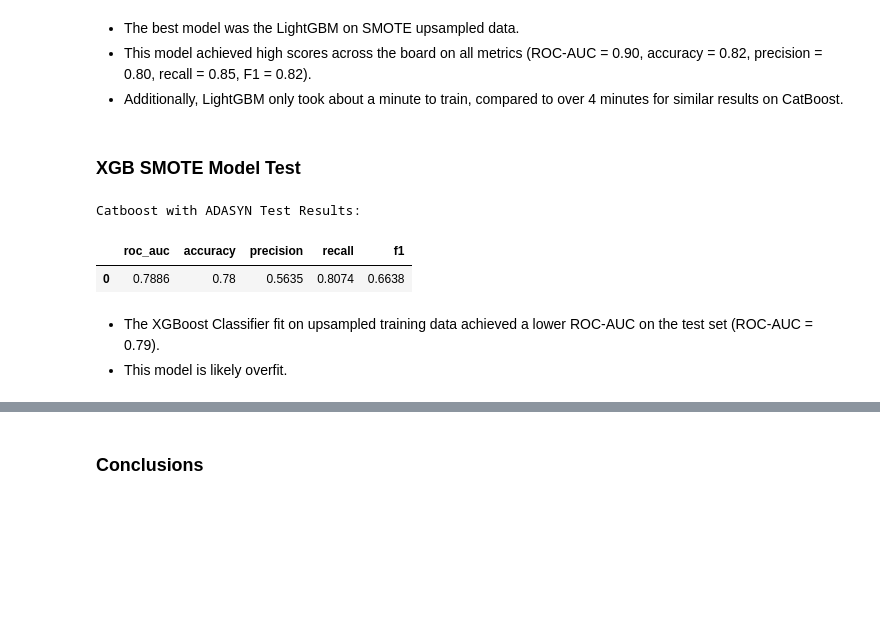
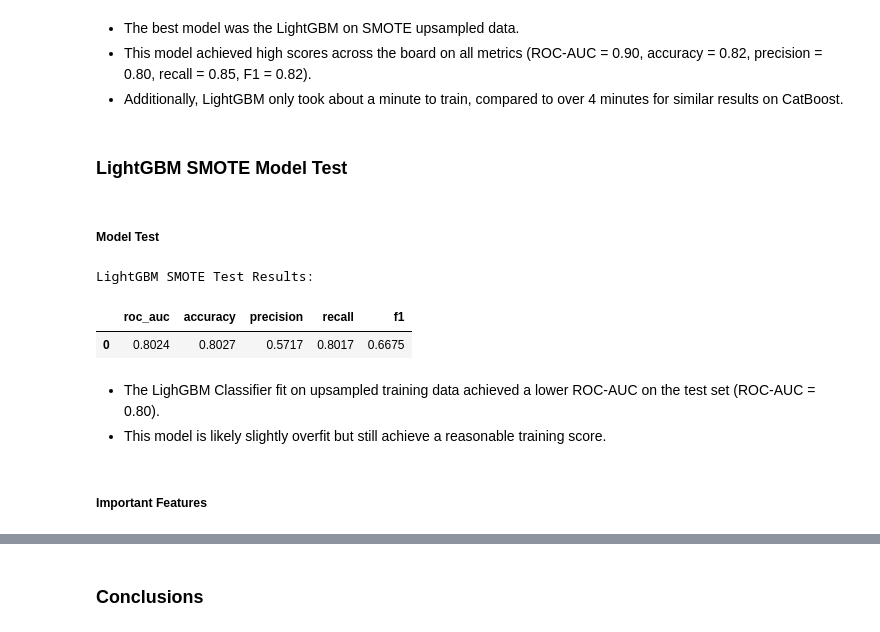
Before and after one commit to kellyshreeve/final-project, a Jupyter notebook: project-code.ipynb, the cells around one changed output, grey strips where cells are left out. Cells and saved outputs as stored; diff of their text form; code cells hidden in the pictures; blank space fills up the shorter version.

Commit message:
Final Models

```diff
--- a/project-code.ipynb
+++ b/project-code.ipynb
@@ -1072,16 +1106,13 @@ Target Test Shape: (1409,)
 ### Define Preprocessor, Class Balancing, and Scorers
 # %%
 # OHE columns with >2 categories
-ohe_columns = ['type', 'payment_method', 'internet_service',
-               'online_security', 'online_backup', 'device_protection',
-               'tech_support', 'streaming_tv', 'streaming_movies',
-               'multiple_lines']
+ohe_columns = ['type', 'payment_method', 'internet_service', 'multiple_lines']
 
 # Define preprocessor for pipelines
 preprocessor = ColumnTransformer(
     transformers=[
         ('ohe', OneHotEncoder(drop='first'), ohe_columns),
-        ('scaler', MinMaxScaler(),  ['monthly_charges', 'begin_year'])],
+        ('scaler', MinMaxScaler(),  ['monthly_charges', 'begin_year', 'total_charges'])],
     remainder='passthrough'
 )
 
@@ -1288,10 +1319,7 @@ Results of Logistic Regression Classification:
 # %% [markdown]
 ##### Ordinal Encode Features with >2 Categories
 # %%
-multi_cat_columns = ['type', 'payment_method', 'internet_service',
-                     'online_security', 'online_backup', 'device_protection',
-                     'tech_support', 'streaming_tv', 'streaming_movies',
-                     'multiple_lines']
+multi_cat_columns = ['type', 'payment_method', 'internet_service', 'multiple_lines']
 
 ordinal_enc = OrdinalEncoder()
 
@@ -1543,19 +1571,20 @@ CatBoost Results Summary:
 # %%
 start = time.time()
 
-lgbm = LGBMClassifier(n_estimators=700,
+lgbm = LGBMClassifier(n_estimators=500,
                       random_state=123,
-                      verbose=-1)
+                      verbose=-1,
+                      n_jobs=-1)
 
 pipe = Pipeline([('preprocess', preprocessor), ('lgbm', lgbm)])
 
 grid = {
     'lgbm__learning_rate': [0.005, 0.01, .05, 0.1, 0.3],
-    'lgbm__max_depth': [3, 5, 7],
+    'lgbm__max_depth': [1, 2, 3, 4]
 }
 
 lgbm_gscv = GridSearchCV(pipe, param_grid=grid, scoring=scorers, refit='roc_auc',
-                         cv=3)
+                         cv=5)
 lgbm_gscv.fit(feat_train, targ_train)
 
 end = time.time()
@@ -1592,7 +1621,7 @@ pipe = Pipeline([('preprocess', preprocessor), ('smote', smote), ('lgbm', lgbm)]
 grid = {
     'smote__k_neighbors': [1, 2, 3, 5],
     'lgbm__learning_rate': [0.005, 0.01, 0.1, 0.3],
-    'lgbm__max_depth': [3, 5, 7]
+    'lgbm__max_depth': [1, 2, 3, 5]
 }
 
 lgbm_smt_gscv = GridSearchCV(pipe, param_grid=grid, scoring=scorers, refit='roc_auc',
@@ -1995,7 +2024,9 @@ All Classification Model Training Results Summary:
 * This model achieved high scores across the board on all metrics (ROC-AUC = 0.90, accuracy = 0.82, precision = 0.80, recall = 0.85, F1 = 0.82).
 * Additionally, LightGBM only took about a minute to train, compared to over 4 minutes for similar results on CatBoost.
 # %% [markdown]
-### **XGB SMOTE Model Test**
+### **LightGBM SMOTE Model Test**
+# %% [markdown]
+##### Model Test
 # %%
 # Ordinal encode test features
 feat_test[multi_cat_columns] = ordinal_enc.transform(feat_test[multi_cat_columns])
@@ -2003,32 +2034,34 @@ feat_test[multi_cat_columns] = ordinal_enc.transform(feat_test[multi_cat_columns
 feat_test[multi_cat_columns] = feat_test[multi_cat_columns].astype('int')
 # %%
 # Predict Test Set
-pred_test = xgb_smt_gscv.predict(feat_test)
-pred_prob = xgb_smt_gscv.predict_proba(feat_test)[:, 1]
+pred_test = lgbm_smt_gscv.predict(feat_test)
+pred_prob = lgbm_smt_gscv.predict_proba(feat_test)[:, 1]
 
 # Score
 roc_auc = roc_auc_score(targ_test, pred_test)
 accuracy = accuracy_score(targ_test, pred_test)
 precision = precision_score(targ_test, pred_test)
 recall = recall_score(targ_test, pred_test)
 f1 = f1_score(targ_test, pred_test)
 
 # Display Results
 test_results = pd.DataFrame(data={'roc_auc':[roc_auc],
                                   'accuracy':[accuracy],
                                   'precision':[precision],
                                   'recall':[recall],
                                   'f1':[f1]})
 
-print('Catboost with ADASYN Test Results:')
+print('LightGBM SMOTE Test Results:')
 display(test_results.round(4))
 # %% [output]
-Catboost with ADASYN Test Results:
+LightGBM SMOTE Test Results:
 |  | roc_auc | accuracy | precision | recall | f1 |
-| 0 | 0.7886 | 0.78 | 0.5635 | 0.8074 | 0.6638 |
+| 0 | 0.8024 | 0.8027 | 0.5717 | 0.8017 | 0.6675 |
 # %% [markdown]
-* The XGBoost Classifier fit on upsampled training data achieved a lower ROC-AUC on the test set (ROC-AUC = 0.79).
-* This model is likely overfit.
+* The LighGBM Classifier fit on upsampled training data achieved a lower ROC-AUC on the test set (ROC-AUC = 0.80).
+* This model is likely slightly overfit but still achieve a reasonable training score.
+# %% [markdown]
+##### Important Features
 # %%
 notebook_end = time.time()
 
```
Also changed, not shown: parts of 55 cells of this notebook.
